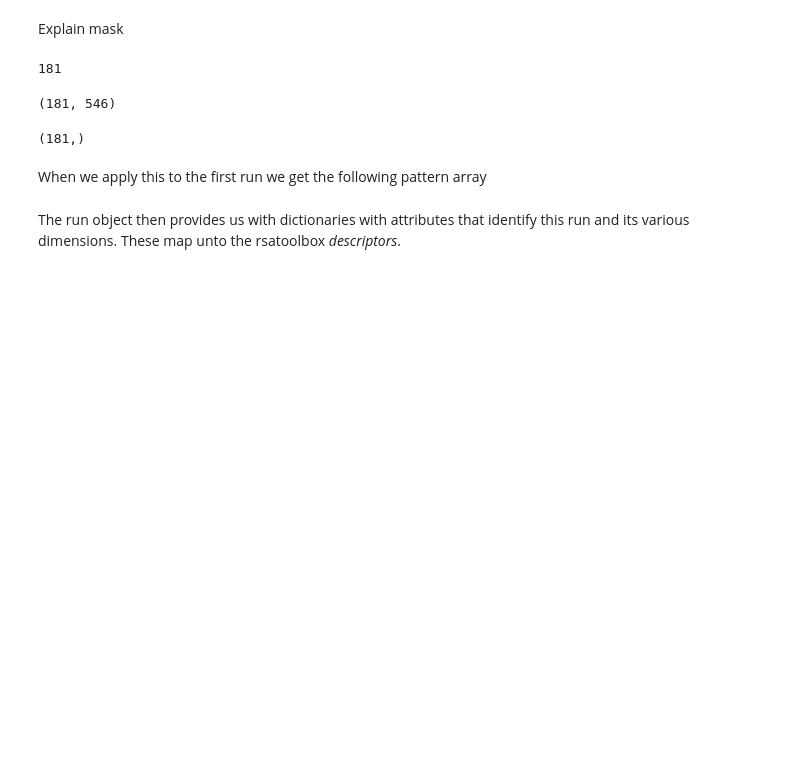
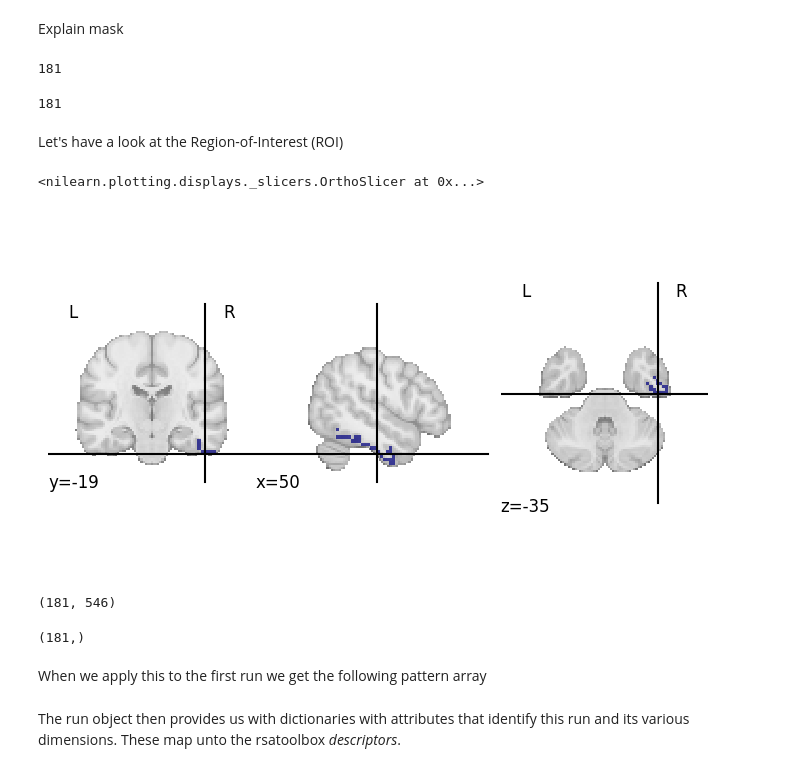
Before and after one commit to rsagroup/rsatoolbox, a Jupyter notebook: demos/demo_fmri_nilearn.ipynb, the cells around one changed output. Drawn from its saved outputs; the diff is of its cells as text; code cells hidden in the pictures; blank space fills up the shorter version.

```diff
--- a/demos/demo_fmri_nilearn.ipynb
+++ b/demos/demo_fmri_nilearn.ipynb
@@ -149,6 +152,20 @@ it_mask = mask_img.get_fdata().astype(bool)
 it_mask.sum()
 # %% [output]
 181
+# %%
+it_pattern = z_map.get_fdata()[it_mask]
+numpy.count_nonzero(it_pattern)
+it_pattern.size
+# %% [output]
+181
+# %% [markdown]
+Let's have a look at the Region-of-Interest (ROI)
+# %%
+from nilearn.plotting import plot_roi
+plot_roi(mask_img)
+# %% [output]
+<nilearn.plotting.displays._slicers.OrthoSlicer at 0x...>
+[figure, added]
 # %%
 glm.residuals[0].get_fdata()[it_mask].shape
 # %% [output]
```
Also changed, not shown: parts of 21 cells of this notebook.
